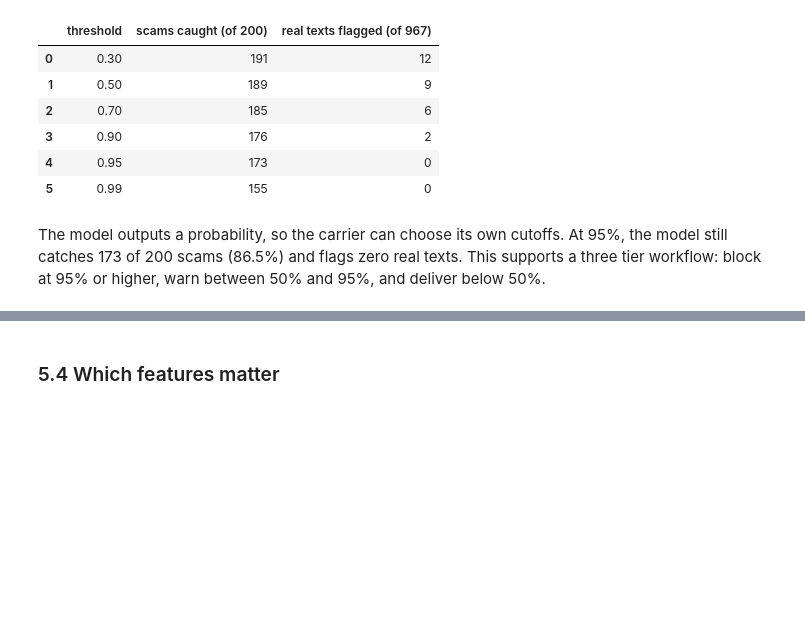
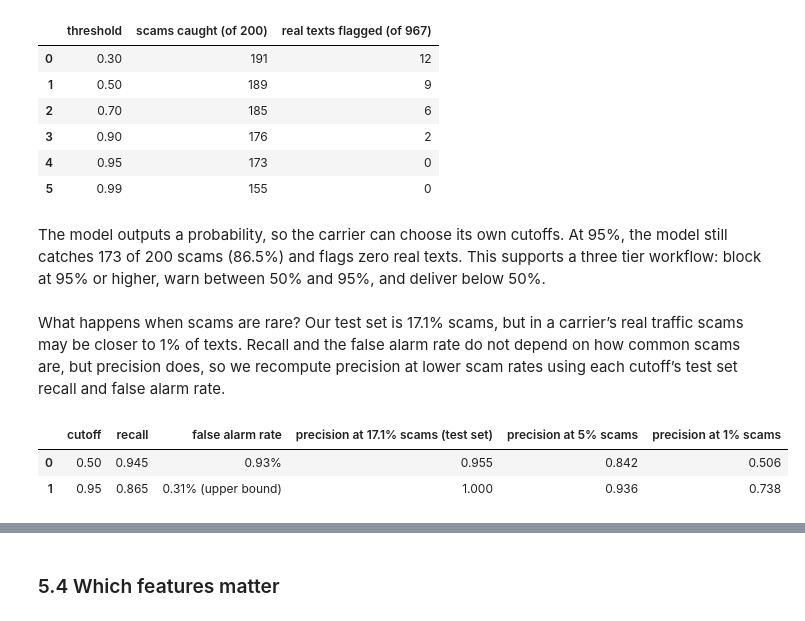
Before and after one commit to nmbenton/INFO-4360-Project, a Jupyter notebook: notebooks/Final_Report.ipynb, the cells around one changed output, grey strips where cells are left out. Saved outputs shown, nothing was run; the diff lists cells and outputs as text; code cells hidden in the pictures; blank space fills up the shorter version.

```diff
--- a/notebooks/Final_Report.ipynb
+++ b/notebooks/Final_Report.ipynb
@@ -303,3 +363,28 @@ pd.DataFrame(rows)
 | 5 | 0.99 | 155 | 0 |
 # %% [markdown]
 The model outputs a probability, so the carrier can choose its own cutoffs. At 95%, the model still catches 173 of 200 scams (86.5%) and flags zero real texts. This supports a three tier workflow: block at 95% or higher, warn between 50% and 95%, and deliver below 50%.
+# %% [markdown]
+What happens when scams are rare? Our test set is 17.1% scams, but in a carrier’s real traffic scams may be closer to 1% of texts. Recall and the false alarm rate do not depend on how common scams are, but precision does, so we recompute precision at lower scam rates using each cutoff’s test set recall and false alarm rate.
+# %%
+# Precision at a realistic scam rate, from test set recall (TPR) and false alarm rate (FPR)
+def precision_at(prevalence, tpr, fpr):
+    """Share of flagged texts that are really scams when `prevalence` of all texts are scams."""
+    return tpr * prevalence / (tpr * prevalence + fpr * (1 - prevalence))
+
+n_scam, n_ham = int(y_test.sum()), int((y_test == 0).sum())
+rows = []
+for t in [0.5, 0.95]:
+    pred = probs >= t
+    tpr = (pred & (y_test == 1)).sum() / n_scam
+    fp = int((pred & (y_test == 0)).sum())
+    # With 0 false alarms, use 3/967 instead of 0: the 95% upper bound ("rule of three")
+    fpr = (3 if fp == 0 else fp) / n_ham
+    rows.append({"cutoff": t, "recall": round(tpr, 3), "false alarm rate": f"{fpr:.2%}" + (" (upper bound)" if fp == 0 else ""),
+                 "precision at 17.1% scams (test set)": round(precision_at(y_test.mean(), tpr, fp / n_ham), 3),
+                 "precision at 5% scams": round(precision_at(0.05, tpr, fpr), 3),
+                 "precision at 1% scams": round(precision_at(0.01, tpr, fpr), 3)})
+pd.DataFrame(rows)
+# %% [output]
+|  | cutoff | recall | false alarm rate | precision at 17.1% scams (test set) | precision at 5% scams | precision at 1% scams |
+| 0 | 0.50 | 0.945 | 0.93% | 0.955 | 0.842 | 0.506 |
+| 1 | 0.95 | 0.865 | 0.31% (upper bound) | 1.000 | 0.936 | 0.738 |
```
Also changed, not shown: parts of 11 cells of this notebook, 2 other files.
